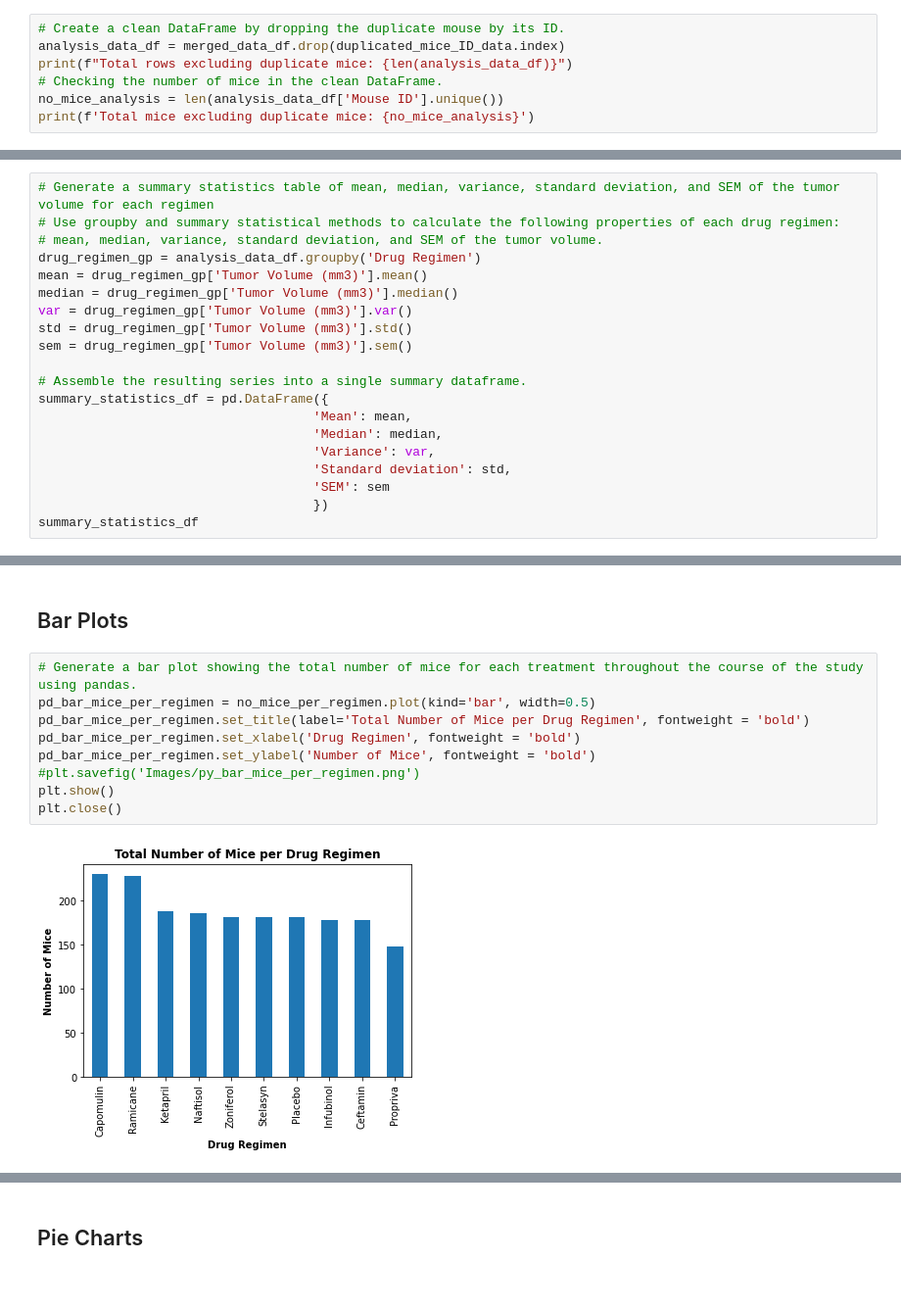
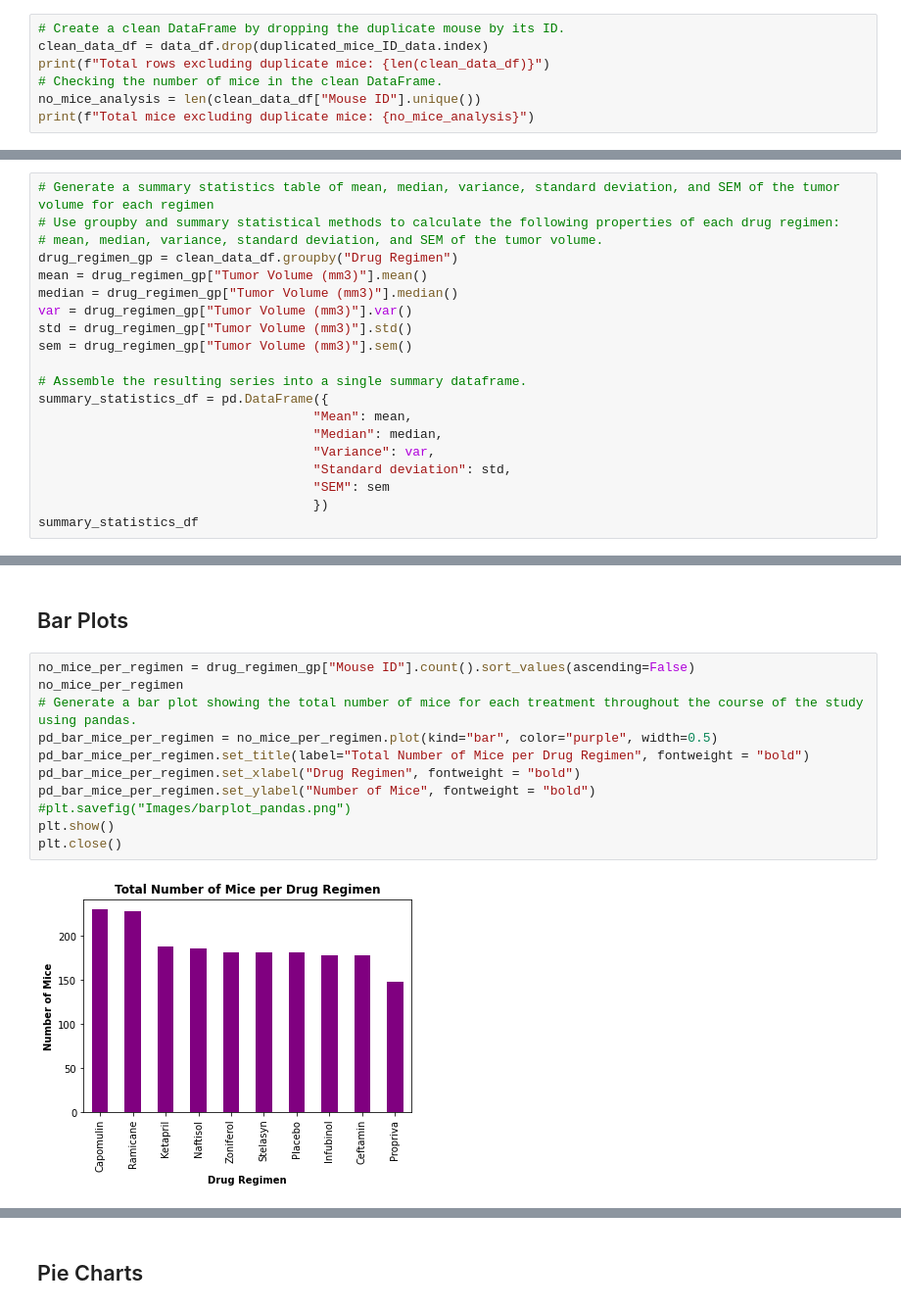
Before and after one commit to toshitorihara/matplotlib-challenge, a Jupyter notebook: Pymaceuticals/pymaceuticals_final.ipynb, the cells around one changed output, grey strips where cells are left out. Shown: that part at 98% size. Cells and saved outputs as stored; diff of their text form.

```diff
--- a/Pymaceuticals/pymaceuticals_final.ipynb
+++ b/Pymaceuticals/pymaceuticals_final.ipynb
@@ -66,9 +68,9 @@ duplicated_mice_ID_data
 | 872 | g989 | 35 | 62.570880 | 2 | Propriva | Female | 21 | ... |
 # %%
 # Create a clean DataFrame by dropping the duplicate mouse by its ID.
-analysis_data_df = merged_data_df.drop(duplicated_mice_ID_data.index)
-print(f"Total rows excluding duplicate mice: {len(analysis_data_df)}")
+clean_data_df = data_df.drop(duplicated_mice_ID_data.index)
+print(f"Total rows excluding duplicate mice: {len(clean_data_df)}")
 # Checking the number of mice in the clean DataFrame.
-no_mice_analysis = len(analysis_data_df['Mouse ID'].unique())
-print(f'Total mice excluding duplicate mice: {no_mice_analysis}')
+no_mice_analysis = len(clean_data_df["Mouse ID"].unique())
+print(f"Total mice excluding duplicate mice: {no_mice_analysis}")
 # %% [output]
@@ -80,20 +82,20 @@ Total mice excluding duplicates: 248
 # Generate a summary statistics table of mean, median, variance, standard deviation, and SEM of the tumor volume for each regimen
 # Use groupby and summary statistical methods to calculate the following properties of each drug regimen:
 # mean, median, variance, standard deviation, and SEM of the tumor volume.
-drug_regimen_gp = analysis_data_df.groupby('Drug Regimen')
-mean = drug_regimen_gp['Tumor Volume (mm3)'].mean()
-median = drug_regimen_gp['Tumor Volume (mm3)'].median()
-var = drug_regimen_gp['Tumor Volume (mm3)'].var()
-std = drug_regimen_gp['Tumor Volume (mm3)'].std()
-sem = drug_regimen_gp['Tumor Volume (mm3)'].sem()
+drug_regimen_gp = clean_data_df.groupby("Drug Regimen")
+mean = drug_regimen_gp["Tumor Volume (mm3)"].mean()
+median = drug_regimen_gp["Tumor Volume (mm3)"].median()
+var = drug_regimen_gp["Tumor Volume (mm3)"].var()
+std = drug_regimen_gp["Tumor Volume (mm3)"].std()
+sem = drug_regimen_gp["Tumor Volume (mm3)"].sem()
 
 # Assemble the resulting series into a single summary dataframe.
 summary_statistics_df = pd.DataFrame({
-                                    'Mean': mean,
-                                    'Median': median,
-                                    'Variance': var,
-                                    'Standard deviation': std,
-                                    'SEM': sem
+                                    "Mean": mean,
+                                    "Median": median,
+                                    "Variance": var,
+                                    "Standard deviation": std,
+                                    "SEM": sem
                                     })
 summary_statistics_df
 # %% [output]
@@ -129,16 +131,18 @@ summary_table
 # %% [markdown]
 ## Bar Plots
 # %%
+no_mice_per_regimen = drug_regimen_gp["Mouse ID"].count().sort_values(ascending=False)
+no_mice_per_regimen
 # Generate a bar plot showing the total number of mice for each treatment throughout the course of the study using pandas.
-pd_bar_mice_per_regimen = no_mice_per_regimen.plot(kind='bar', width=0.5)
-pd_bar_mice_per_regimen.set_title(label='Total Number of Mice per Drug Regimen', fontweight = 'bold')
-pd_bar_mice_per_regimen.set_xlabel('Drug Regimen', fontweight = 'bold')
-pd_bar_mice_per_regimen.set_ylabel('Number of Mice', fontweight = 'bold')
-#plt.savefig('Images/py_bar_mice_per_regimen.png')
+pd_bar_mice_per_regimen = no_mice_per_regimen.plot(kind="bar", color="purple", width=0.5)
+pd_bar_mice_per_regimen.set_title(label="Total Number of Mice per Drug Regimen", fontweight = "bold")
+pd_bar_mice_per_regimen.set_xlabel("Drug Regimen", fontweight = "bold")
+pd_bar_mice_per_regimen.set_ylabel("Number of Mice", fontweight = "bold")
+#plt.savefig("Images/barplot_pandas.png")
 plt.show()
 plt.close()
 # %% [output]
-[figure, old version]
+[figure, new version]
 # %%
 # Generate a bar plot showing the total number of mice for each treatment throughout the course of the study using pyplot.
 x_axis_regimen = np.arange(len(no_mice_per_regimen))
```
Also changed, not shown: parts of 16 cells of this notebook.
